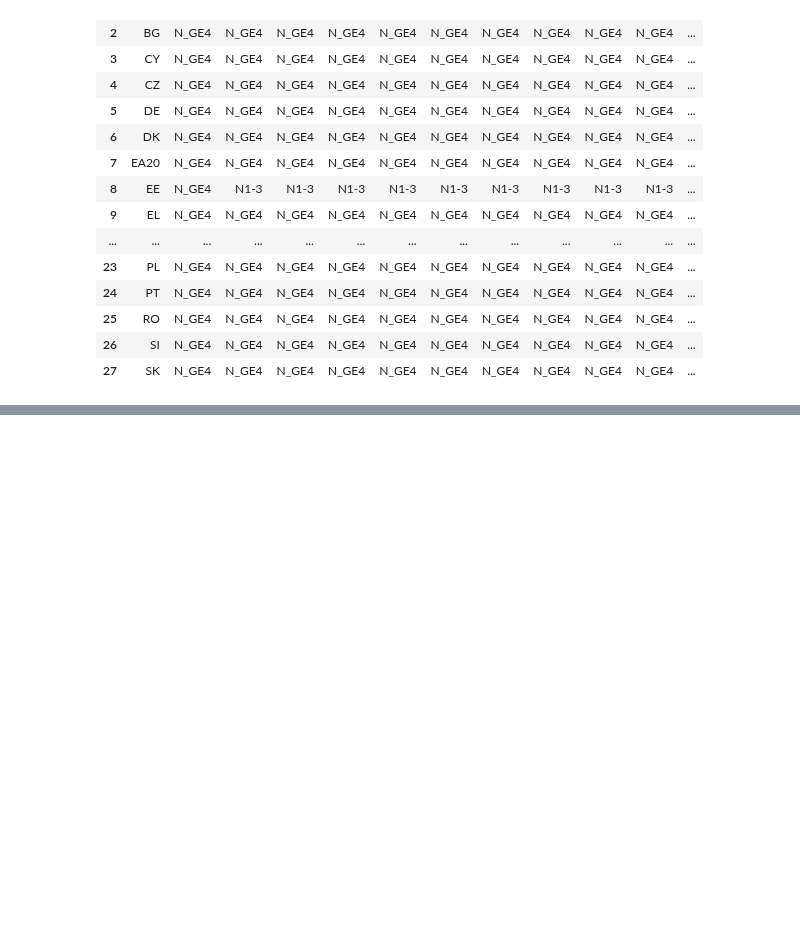
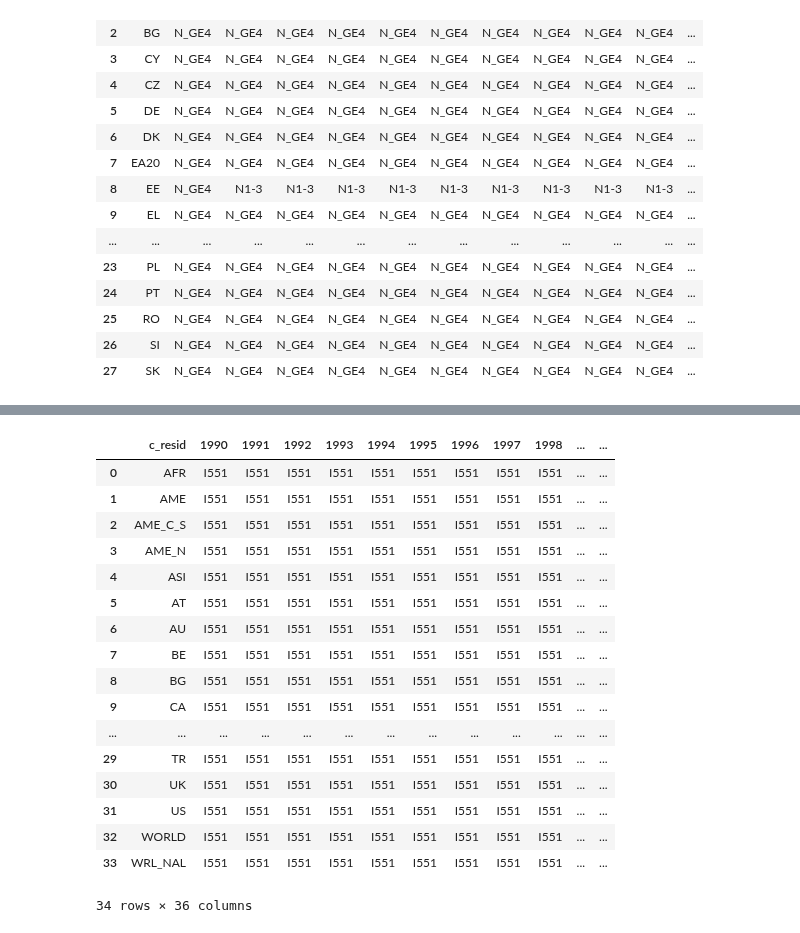
Before and after one commit to 0x4rt3m1s/EUFLOW, a Jupyter notebook: analysis.ipynb, the cells around one changed output, grey strips where cells are left out. Cells and saved outputs as stored; diff of their text form; code cells hidden in the pictures; blank space fills up the shorter version.

```diff
--- a/analysis.ipynb
+++ b/analysis.ipynb
@@ -563,0 +639,28 @@ in_EU_id_max_night
+# %%
+# Favorite stay per country of residence
+banned_values_stay = ['I551-I553', 'I552_I553']
+filtered_arnraw_stay = arnraw_cleaned[~arnraw_cleaned['nace_r2'].isin(banned_values_stay)]
+c_resid_arnraw_stay = filtered_arnraw_stay.groupby(['c_resid', 'nace_r2'])[years_arnraw].sum().reset_index()
+c_resid_arnraw_stay_account = c_resid_arnraw_stay['nace_r2'].values
+c_resid_arnraw_stay_id_max = c_resid_arnraw_stay.groupby('c_resid')[years_arnraw].idxmax().reset_index()
+c_resid_arnraw_stay_id_max[years_arnraw] = c_resid_arnraw_stay_id_max[years_arnraw].apply(lambda x: c_resid_arnraw_stay.loc[x, 'nace_r2'].values)
+c_resid_arnraw_stay_id_max
+# %% [output]
+|  | c_resid | 1990 | 1991 | 1992 | 1993 | 1994 | 1995 | 1996 | 1997 | 1998 | ... | ... |
+| 0 | AFR | I551 | I551 | I551 | I551 | I551 | I551 | I551 | I551 | I551 | ... | ... |
+| 1 | AME | I551 | I551 | I551 | I551 | I551 | I551 | I551 | I551 | I551 | ... | ... |
+| 2 | AME_C_S | I551 | I551 | I551 | I551 | I551 | I551 | I551 | I551 | I551 | ... | ... |
+| 3 | AME_N | I551 | I551 | I551 | I551 | I551 | I551 | I551 | I551 | I551 | ... | ... |
+| 4 | ASI | I551 | I551 | I551 | I551 | I551 | I551 | I551 | I551 | I551 | ... | ... |
+| 5 | AT | I551 | I551 | I551 | I551 | I551 | I551 | I551 | I551 | I551 | ... | ... |
+| 6 | AU | I551 | I551 | I551 | I551 | I551 | I551 | I551 | I551 | I551 | ... | ... |
+| 7 | BE | I551 | I551 | I551 | I551 | I551 | I551 | I551 | I551 | I551 | ... | ... |
+| 8 | BG | I551 | I551 | I551 | I551 | I551 | I551 | I551 | I551 | I551 | ... | ... |
+| 9 | CA | I551 | I551 | I551 | I551 | I551 | I551 | I551 | I551 | I551 | ... | ... |
+| ... | ... | ... | ... | ... | ... | ... | ... | ... | ... | ... | ... | ... |
+| 29 | TR | I551 | I551 | I551 | I551 | I551 | I551 | I551 | I551 | I551 | ... | ... |
+| 30 | UK | I551 | I551 | I551 | I551 | I551 | I551 | I551 | I551 | I551 | ... | ... |
+| 31 | US | I551 | I551 | I551 | I551 | I551 | I551 | I551 | I551 | I551 | ... | ... |
+| 32 | WORLD | I551 | I551 | I551 | I551 | I551 | I551 | I551 | I551 | I551 | ... | ... |
+| 33 | WRL_NAL | I551 | I551 | I551 | I551 | I551 | I551 | I551 | I551 | I551 | ... | ... |
+34 rows × 36 columns
```
Also changed, not shown: parts of 5 cells of this notebook.
